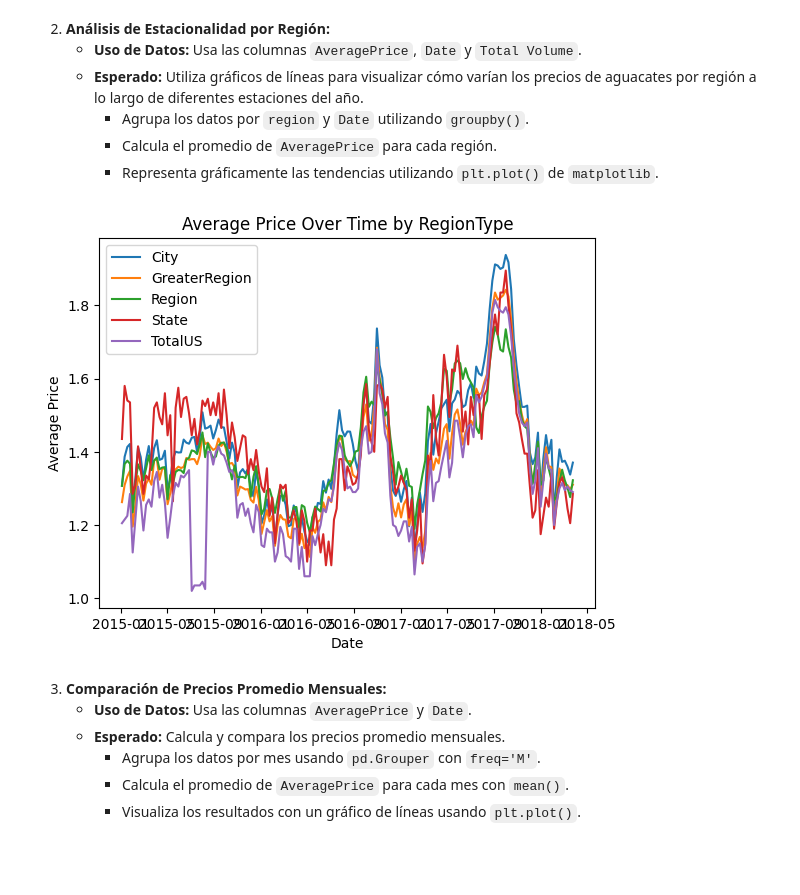
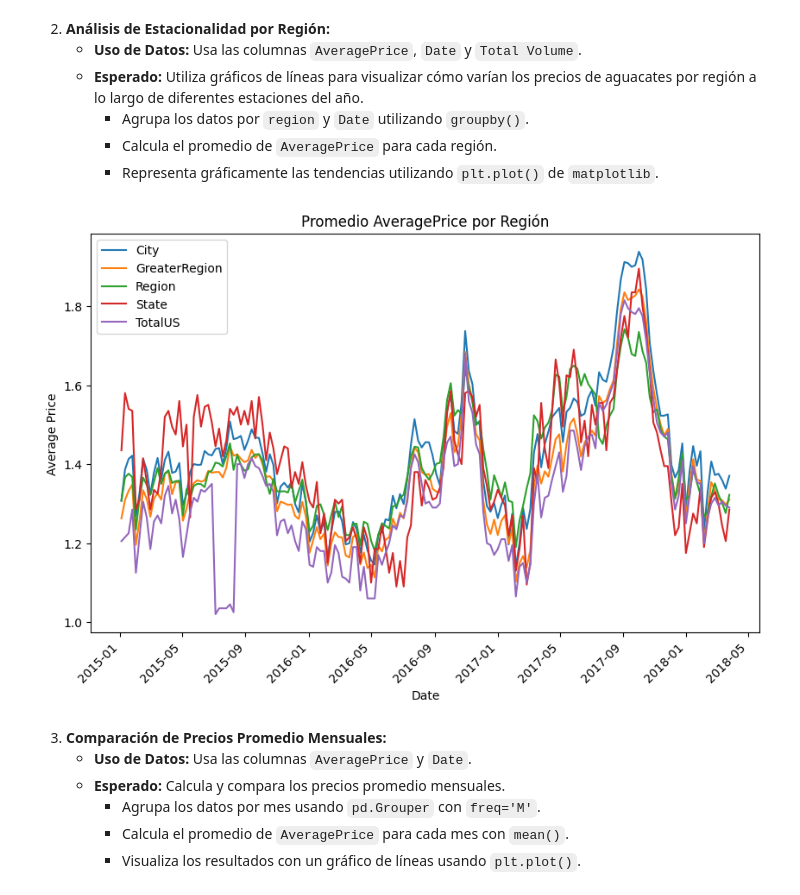
Before and after one commit to ahenao/aguacate-aljoan, a Jupyter notebook: notebooks/jose/proyecto-1.ipynb, the cells around one changed output. Saved outputs shown, nothing was run; the diff lists cells and outputs as text; code cells hidden in the pictures; blank space fills up the shorter version.

```diff
--- a/notebooks/jose/proyecto-1.ipynb
+++ b/notebooks/jose/proyecto-1.ipynb
@@ -38,10 +38,20 @@
      - Calcula el promedio de `AveragePrice` para cada año.
      - Representa los resultados en un gráfico de barras usando `plt.bar()` que compare los precios de cada año.
 # %%
-#1.1 Descomposición de Series Temporales de Precios
-# Cargar conjunto de datos
+# Cargar librerias
+import os, sys
 import pandas as pd
+import numpy as np
+import matplotlib.pyplot as plt
+import seaborn as sns
+from statsmodels.tsa.seasonal import seasonal_decompose
+import pandas as pd
+sys.path.append('../../../aguacate-aljoan/')  # Adjust to the path where utils is located
+from utils.data import obtener_nuevo_avocado, imputar_fechas
 
-df = pd.read_csv("avocado_with_region_types.csv")
-# Mostrar conjunto de datos
-df
+df_orig = imputar_fechas()
+
+#df_orig = pd.read_csv("avocado_with_region_types.csv")
+
+# guardamos el original y trabajamos con una copia
+df = df_orig.copy()
@@ -117,19 +114,22 @@ plt.show()
 # %%
 # Group by 'Date' and 'region_type' and calculate the mean of 'AveragePrice'
 df_grouped = df.groupby(['Date', 'region_type'])['AveragePrice'].mean().reset_index()
 
 # Create separate plots for each region_type
+plt.figure(figsize=(10,6))
+
 for region_type in df_grouped['region_type'].unique():
     region_type_data = df_grouped[df_grouped['region_type'] == region_type]
     plt.plot(region_type_data['Date'], region_type_data['AveragePrice'], label=region_type)
 
 plt.xlabel('Date')
 plt.ylabel('Average Price')
-plt.title('Average Price Over Time by RegionType')
+plt.title('Promedio AveragePrice por Región')
+plt.xticks(rotation=45, ha='right')  # mejorar legibilidad
 plt.legend()
 plt.show()
 # %% [output]
-[figure, old version]
+[figure, new version]
 # %% [markdown]
 3. **Comparación de Precios Promedio Mensuales:**
    - **Uso de Datos:** Usa las columnas `AveragePrice` y `Date`.
```
Also changed, not shown: parts of 5 cells of this notebook, 3 other files.
